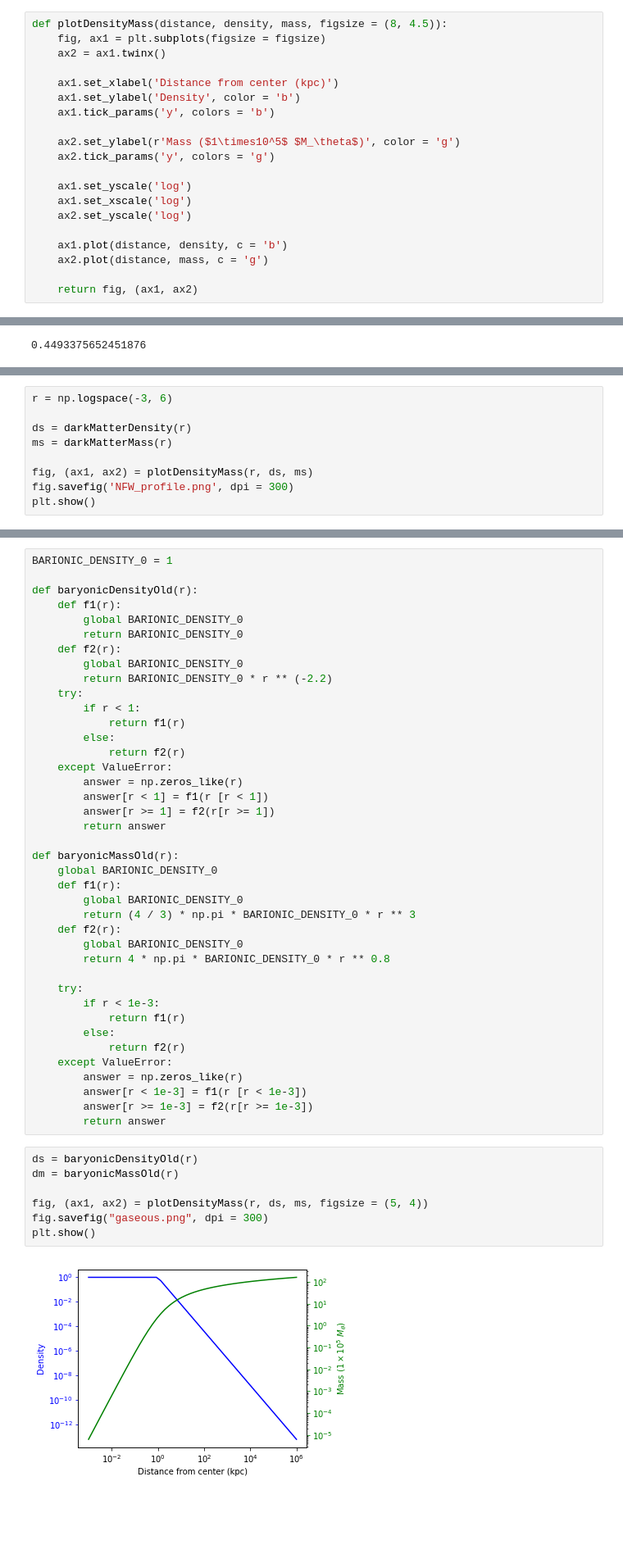
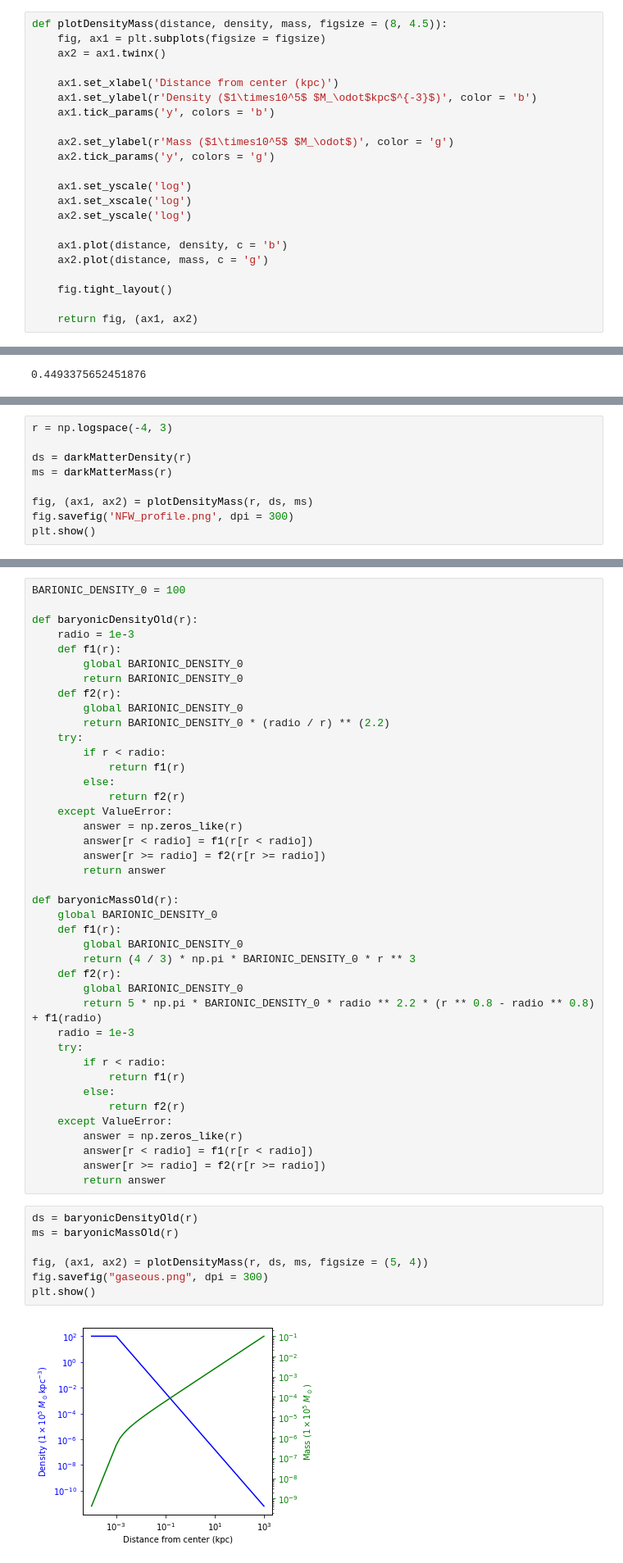
Before and after one commit to jsbarbosa/TesisFisica, a Jupyter notebook: Files/Week 3/BaseCase.ipynb, the cells around one changed output, grey strips where cells are left out. Shown: that part at 82% size. Drawn from its saved outputs; the diff is of its cells as text; blank space fills up the shorter version.

```diff
--- a/Files/Week 3/BaseCase.ipynb
+++ b/Files/Week 3/BaseCase.ipynb
@@ -16,10 +16,10 @@ def plotDensityMass(distance, density, mass, figsize = (8, 4.5)):
     ax2 = ax1.twinx()
 
     ax1.set_xlabel('Distance from center (kpc)')
-    ax1.set_ylabel('Density', color = 'b')
+    ax1.set_ylabel(r'Density ($1\times10^5$ $M_\odot$kpc$^{-3}$)', color = 'b')
     ax1.tick_params('y', colors = 'b')
 
-    ax2.set_ylabel(r'Mass ($1\times10^5$ $M_\theta$)', color = 'g')
+    ax2.set_ylabel(r'Mass ($1\times10^5$ $M_\odot$)', color = 'g')
     ax2.tick_params('y', colors = 'g')
 
     ax1.set_yscale('log')
@@ -29,6 +29,8 @@ def plotDensityMass(distance, density, mass, figsize = (8, 4.5)):
     ax1.plot(distance, density, c = 'b')
     ax2.plot(distance, mass, c = 'g')
 
+    fig.tight_layout()
+
     return fig, (ax1, ax2)
 # %% [markdown]
 # Natural units
@@ -128,7 +135,7 @@ def darkMatterMass(r):
     factor = np.log(1 + r / DARK_MATTER_SCALE_RADIUS) - r / (DARK_MATTER_SCALE_RADIUS + r)
     return 4 * np.pi * DARK_MATTER_DENSITY_0 * factor * DARK_MATTER_SCALE_RADIUS ** 3
 # %%
-r = np.logspace(-3, 6)
+r = np.logspace(-4, 3)
 
 ds = darkMatterDensity(r)
 ms = darkMatterMass(r)
@@ -213,24 +220,25 @@ $$
     \right.
 $$
 # %%
-BARIONIC_DENSITY_0 = 1
+BARIONIC_DENSITY_0 = 100
 
 def baryonicDensityOld(r):
+    radio = 1e-3
     def f1(r):
         global BARIONIC_DENSITY_0
         return BARIONIC_DENSITY_0
     def f2(r):
         global BARIONIC_DENSITY_0
-        return BARIONIC_DENSITY_0 * r ** (-2.2)
+        return BARIONIC_DENSITY_0 * (radio / r) ** (2.2)
     try:
-        if r < 1:
+        if r < radio:
             return f1(r)
         else:
             return f2(r)
     except ValueError:
         answer = np.zeros_like(r)
-        answer[r < 1] = f1(r [r < 1])
-        answer[r >= 1] = f2(r[r >= 1])
+        answer[r < radio] = f1(r[r < radio])
+        answer[r >= radio] = f2(r[r >= radio])
         return answer
 
 def baryonicMassOld(r):
@@ -240,27 +248,27 @@ def baryonicMassOld(r):
         return (4 / 3) * np.pi * BARIONIC_DENSITY_0 * r ** 3
     def f2(r):
         global BARIONIC_DENSITY_0
-        return 4 * np.pi * BARIONIC_DENSITY_0 * r ** 0.8
-
+        return 5 * np.pi * BARIONIC_DENSITY_0 * radio ** 2.2 * (r ** 0.8 - radio ** 0.8) + f1(radio)
+    radio = 1e-3
     try:
-        if r < 1e-3:
+        if r < radio:
             return f1(r)
         else:
             return f2(r)
     except ValueError:
         answer = np.zeros_like(r)
-        answer[r < 1e-3] = f1(r [r < 1e-3])
-        answer[r >= 1e-3] = f2(r[r >= 1e-3])
+        answer[r < radio] = f1(r[r < radio])
+        answer[r >= radio] = f2(r[r >= radio])
         return answer
 # %%
 ds = baryonicDensityOld(r)
-dm = baryonicMassOld(r)
+ms = baryonicMassOld(r)
 
 fig, (ax1, ax2) = plotDensityMass(r, ds, ms, figsize = (5, 4))
 fig.savefig("gaseous.png", dpi = 300)
 plt.show()
 # %% [output]
-[figure, old version]
+[figure, new version]
 # %% [markdown]
 ## $Z \approx 0$
 
```
Also changed, not shown: parts of 8 cells of this notebook, 8 other files.
